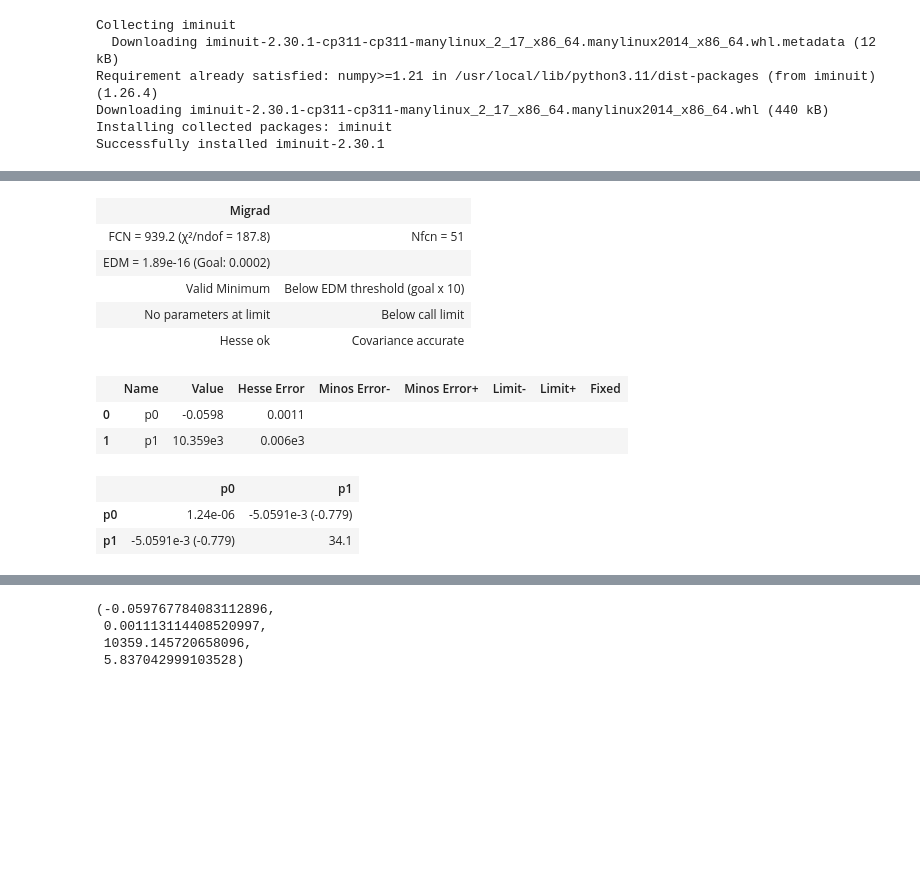
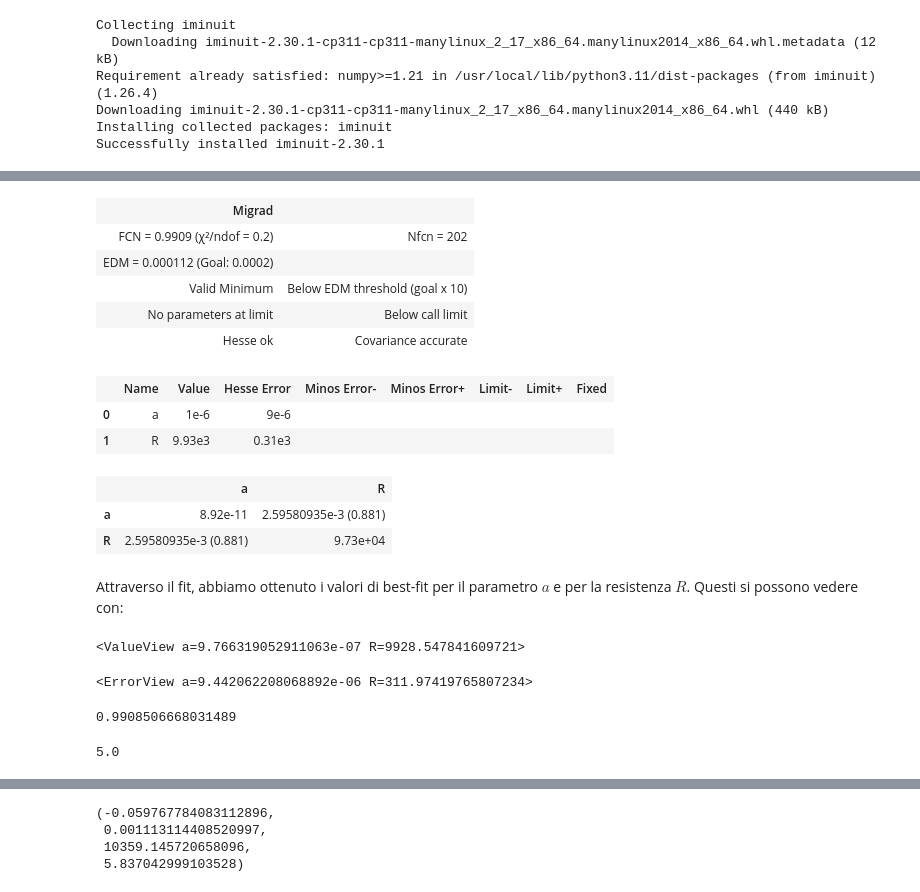
Before and after one commit to cerasole/EnvironmentalRadioactivity, a Jupyter notebook: Notebooks/IV.ipynb, the cells around one changed output, grey strips where cells are left out. Saved outputs shown, nothing was run; the diff lists cells and outputs as text; code cells hidden in the pictures; blank space fills up the shorter version.

```diff
--- a/Notebooks/IV.ipynb
+++ b/Notebooks/IV.ipynb
@@ -20,16 +36,13 @@ plt.rc("font", size = 16)
 # %%
 V = np.array([
     1.198, 1.482, 2.30, 3.56, 4.41, 7.17, 17.64
-])
+])  # in Volt
 V_err = np.array([
     0.001, 0.001, 0.01, 0.01, 0.01, 0.01, 0.01
-])
+])  # in Volt
 I = np.array([
     120e-6, 150e-6, 230e-6, 360e-6, 450e-6, 700e-6, 1700e-6
-])
+])  # in Ampere
 I_err = np.array([
     10e-6, 10e-6, 10e-6, 10e-6, 10e-6, 100e-6, 100e-6
-])
-
-I_m = I*1e3
-I_m_err = I_err*1e3
+])  # in Ampere
@@ -44,21 +100,39 @@ ax.grid()
 # %%
-def linear(x, p0, p1):
-  return p0+p1*x
+def linear(x, a, R):
+  return a + x/R
 
-lsq = LeastSquares(x=I, y=V, yerror=V_err, model = linear)
-m = Minuit(lsq, p0=0, p1=100)
+lsq = LeastSquares(x=V, y=I, yerror=I_err, model = linear)
+m = Minuit(lsq, a=0, R=100)  # a=0 e R=100 sono le stime iniziali dei parametri
 m.migrad()
 m.hesse()
 # %% [output]
 | Migrad |  |
-| FCN = 939.2 (χ²/ndof = 187.8) | Nfcn = 51 |
-| EDM = 1.89e-16 (Goal: 0.0002) |  |
+| FCN = 0.9909 (χ²/ndof = 0.2) | Nfcn = 202 |
+| EDM = 0.000112 (Goal: 0.0002) |  |
 | Valid Minimum | Below EDM threshold (goal x 10) |
 | No parameters at limit | Below call limit |
 | Hesse ok | Covariance accurate |
 |  | Name | Value | Hesse Error | Minos Error- | Minos Error+ | Limit- | Limit+ | Fixed |
-| 0 | p0 | -0.0598 | 0.0011 |  |  |  |  |  |
-| 1 | p1 | 10.359e3 | 0.006e3 |  |  |  |  |  |
+| 0 | a | 1e-6 | 9e-6 |  |  |  |  |  |
+| 1 | R | 9.93e3 | 0.31e3 |  |  |  |  |  |
-|  | p0 | p1 |
-| p0 | 1.24e-06 | -5.0591e-3 (-0.779) |
-| p1 | -5.0591e-3 (-0.779) | 34.1 |
+|  | a | R |
+| a | 8.92e-11 | 2.59580935e-3 (0.881) |
+| R | 2.59580935e-3 (0.881) | 9.73e+04 |
+# %% [markdown]
+Attraverso il fit, abbiamo ottenuto i valori di best-fit per il parametro $a$ e per la resistenza $R$. Questi si possono vedere con:
+# %%
+m.values
+# %% [output]
+<ValueView a=9.766319052911063e-07 R=9928.547841609721>
+# %%
+m.errors
+# %% [output]
+<ErrorView a=9.442062208068892e-06 R=311.97419765807234>
+# %%
+m.fval ## il chi quadrato
+# %% [output]
+0.9908506668031489
+# %%
+m.ndof ## numero di gradi di libertà
+# %% [output]
+5.0
```
Also changed, not shown: parts of 14 cells of this notebook.
